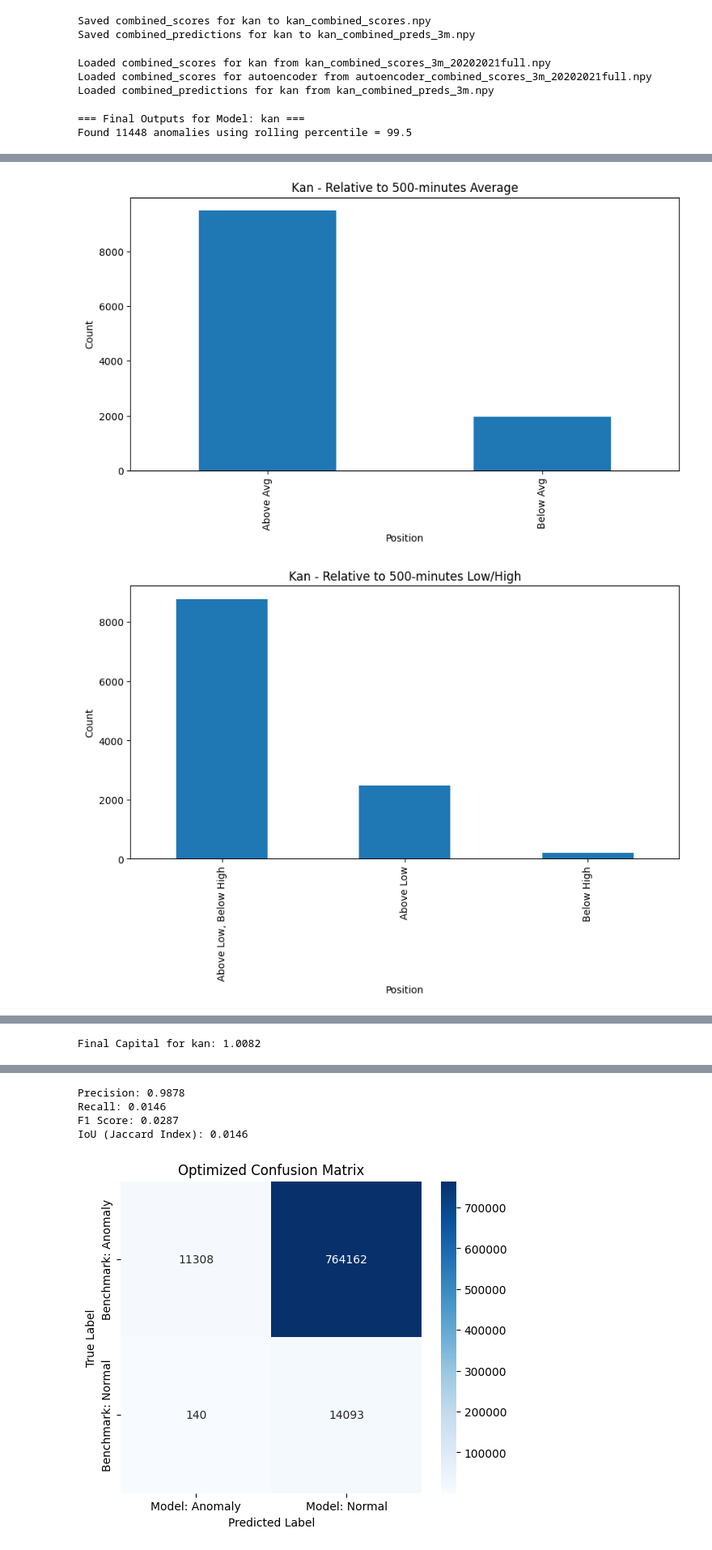
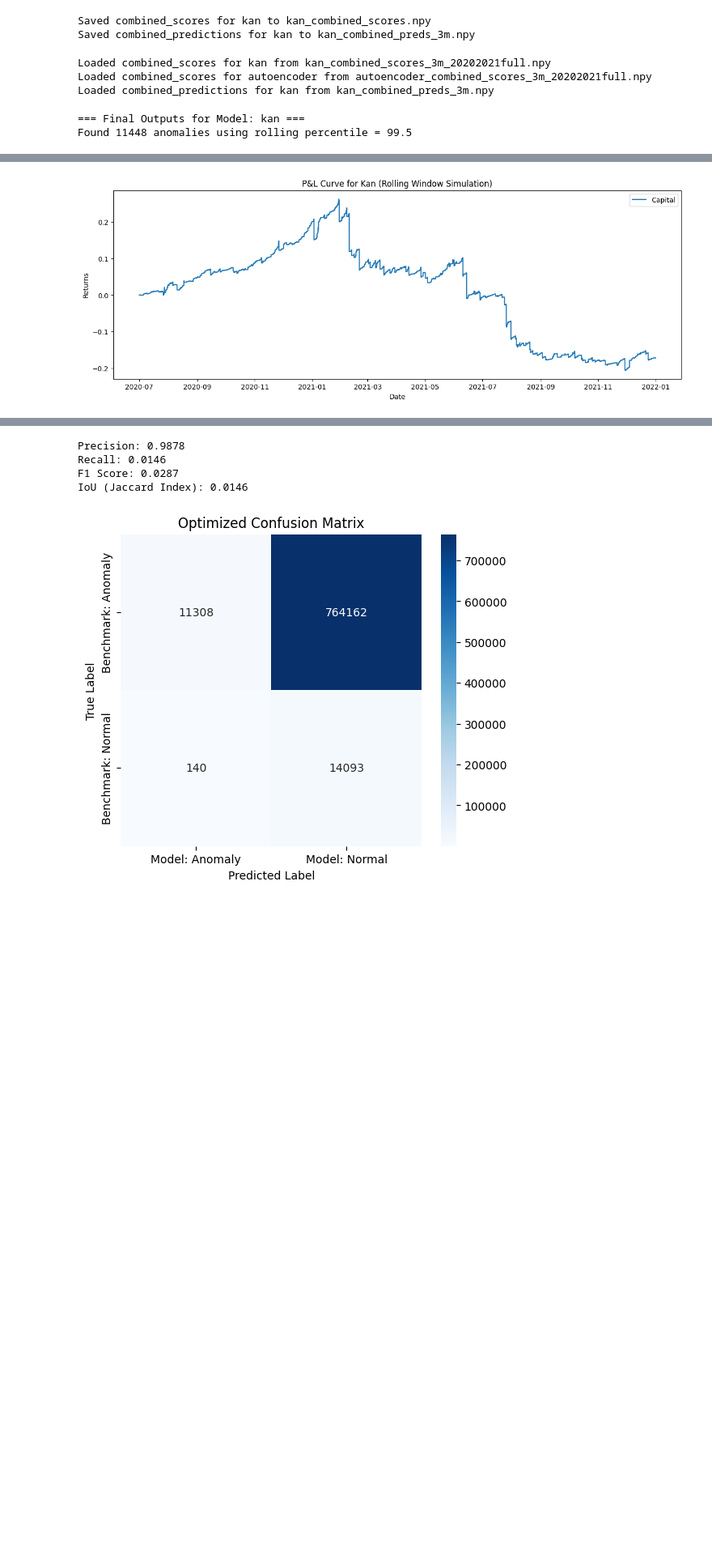
Before and after one commit to alemishch/trading_models, a Jupyter notebook: anomaly/unified_anomaly.ipynb, the cells around one changed output, grey strips where cells are left out. Shown at 81% size. Drawn from its saved outputs; the diff is of its cells as text; code cells hidden in the pictures; blank space fills up the shorter version.

```diff
--- a/anomaly/unified_anomaly.ipynb
+++ b/anomaly/unified_anomaly.ipynb
@@ -1294,6 +740,7 @@ combined_scores = {}
 combined_predictions = {}
 combined_anomalies = {}
 original_prices_buffer = []
+scaled_prices = []
 
 for model_name in model_names:
     combined_scores[model_name] = []
@@ -1324,6 +771,7 @@ while current_test_end <= end_date or current_test_start < end_date:
     test_scaled = scaler.transform(test_data[['close']])
 
     original_prices_buffer.extend(test_data['close'].values[sequence_length:])
+    scaled_prices.extend(test_scaled[sequence_length:, 0])
 
     train_torch = torch.tensor(train_scaled, dtype=torch.float32)
     test_torch = torch.tensor(test_scaled, dtype=torch.float32)
@@ -1410,18 +858,18 @@ while current_test_end <= end_date or current_test_start < end_date:
 
 === Processing Model: kan ===
 # %%
-import numpy as np
+# import numpy as np
 
-for model_name, scores in combined_scores.items():
-    scores_array = np.array(scores)
+# for model_name, scores in combined_scores.items():
+#     scores_array = np.array(scores)
 
-    np.save(f"{model_name}_combined_scores_3m_20202021full.npy", scores_array)
-    print(f"Saved combined_scores for {model_name} to {model_name}_combined_scores.npy")
+#     np.save(f"{model_name}_combined_scores_3m_20202021full.npy", scores_array)
+#     print(f"Saved combined_scores for {model_name} to {model_name}_combined_scores.npy")
 
-for model_name, preds in combined_predictions.items():
-    preds_array = np.array(preds)
-    np.save(f"{model_name}_combined_preds_3m.npy", preds_array)
-    print(f"Saved combined_predictions for {model_name} to {model_name}_combined_preds_3m.npy")
+# for model_name, preds in combined_predictions.items():
+#     preds_array = np.array(preds)
+#     np.save(f"{model_name}_combined_preds_3m.npy", preds_array)
+#     print(f"Saved combined_predictions for {model_name} to {model_name}_combined_preds_3m.npy")
 # %% [output]
 Saved combined_scores for kan to kan_combined_scores.npy
 Saved combined_predictions for kan to kan_combined_preds_3m.npy
@@ -1454,7 +902,7 @@ for model_name in model_names:
 
     rolling_percentiles = np.zeros_like(scores, dtype=float)
     rolling_anomalies   = np.zeros_like(scores, dtype=bool)
-    rolling_stds = np.zeros_like(scores, dtype=float)
+    # rolling_stds = np.zeros_like(scores, dtype=float)
 
     for i in range(window_size_minutes, len(scores)):
         start_idx = i - window_size_minutes
@@ -1463,21 +911,15 @@ for model_name in model_names:
 
         current_score = scores[i]
 
-        if mode == 'percentile' or 'std':
-            rank = percentileofscore(window_slice, current_score, kind='rank')
-            rolling_percentiles[i] = rank
 
-            if rank >= percentile:
-                rolling_anomalies[i] = True
-        elif mode == 'std':
-            deviation = deviation_from_mean(window_slice[-99:], current_score)
-            rolling_stds[i] = deviation
+        rank = percentileofscore(window_slice, current_score, kind='rank')
+        # rolling_percentiles[i] = rank
 
-            if deviation >= num_std:
-                rolling_anomalies[i] = True
-        else:
-            raise ValueError("Mode should be 'std' of 'percentile'")
+        if rank >= percentile:
+            rolling_anomalies[i] = True
 
+        # deviation = deviation_from_mean(window_slice[-99:], current_score)
+        # rolling_stds[i] = deviation
 
     anomaly_dates = np.array(combined_test_dates)[rolling_anomalies]
     print(f"Found {rolling_anomalies.sum()} anomalies using rolling percentile = {percentile}")
@@ -1497,8 +939,8 @@ for model_name in model_names:
     plt.legend()
     plt.show()
 
-    analysis_results = analyze_anomalies(anomaly_dates, original_data_sorted, window_minutes=window_minutes)
-    compute_statistics(analysis_results, model_name)
+    # analysis_results = analyze_anomalies(anomaly_dates, original_data_sorted, window_minutes=window_minutes)
+    # compute_statistics(analysis_results, model_name)
 
     ma_window = window_minutes
     original_data_sorted['MA'] = original_data_sorted['close'].rolling(window=ma_window, min_periods=1).mean()
@@ -1521,13 +963,17 @@ for model_name in model_names:
         capital_history, closed_trades = simulate_trading_std(
             model_name=model_name,
             price_data=original_data_sorted.loc[combined_test_dates, 'close'],
-            rsi_data=original_data_sorted.loc[combined_test_dates, 'MA'],
-            ma_data=original_data_sorted.loc[combined_test_dates, 'rsi'],
+            scaled_prices=scaled_prices,
+            predicted_prices=combined_predictions[model_name],
+            ma_data=original_data_sorted.loc[combined_test_dates, 'MA'],
+            rsi_data=original_data_sorted.loc[combined_test_dates, 'rsi'],
             scores=scores,
             rolling_anomalies=rolling_anomalies,
             num_std=num_std,
             max_entries=max_entries,
-            distr_len=99
+            exit_val = exit_val,
+            distr_len=99,
+            num_std_exit = 1,
         )
 
     plt.figure(figsize=(15, 5))
@@ -1564,2 +1010 @@ Name: close_change_pct_signed, dtype: float64
-[figure, old version]
+[figure, new version]
-[figure, removed]
@@ -1586 +1011,0 @@ Trade executed: sell at 2020-12-17T00:15:00.000000000 (Entry Price: 21298.99), e
-Final Capital for kan: 1.0082
```
Also changed, not shown: parts of 23 cells of this notebook, 3 other files.
